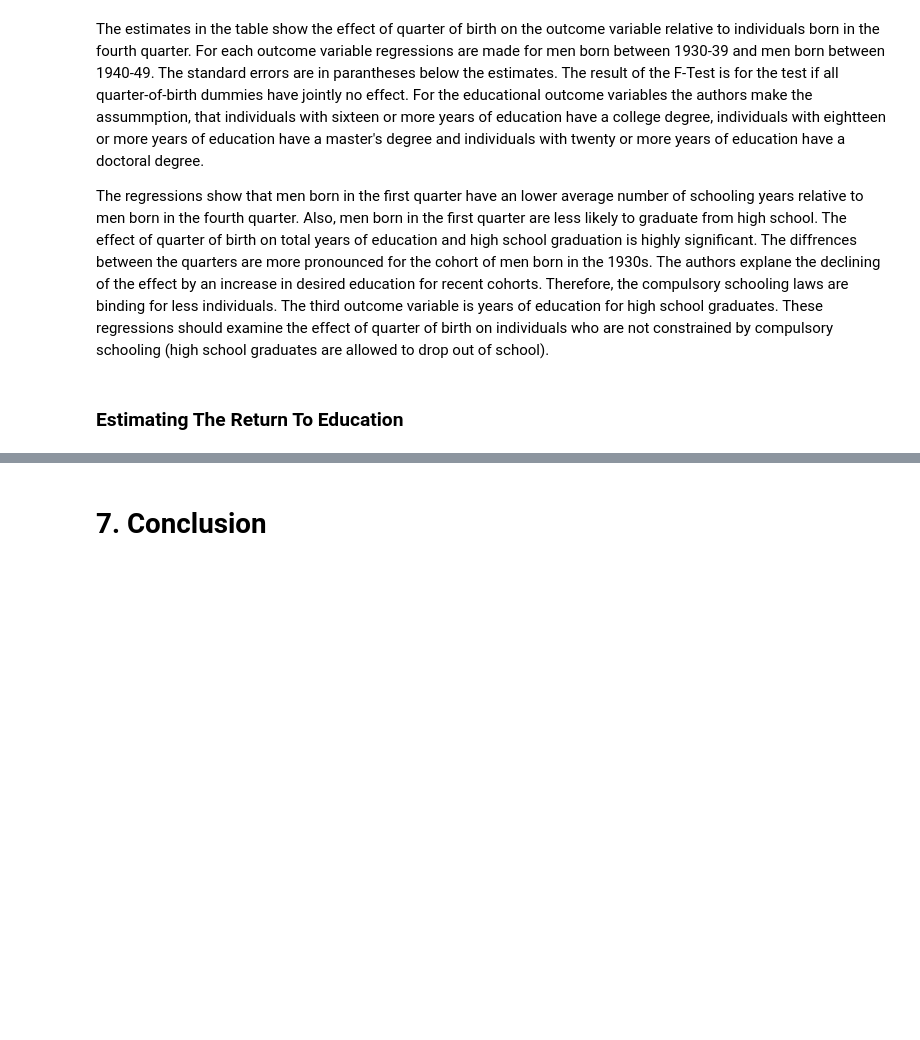
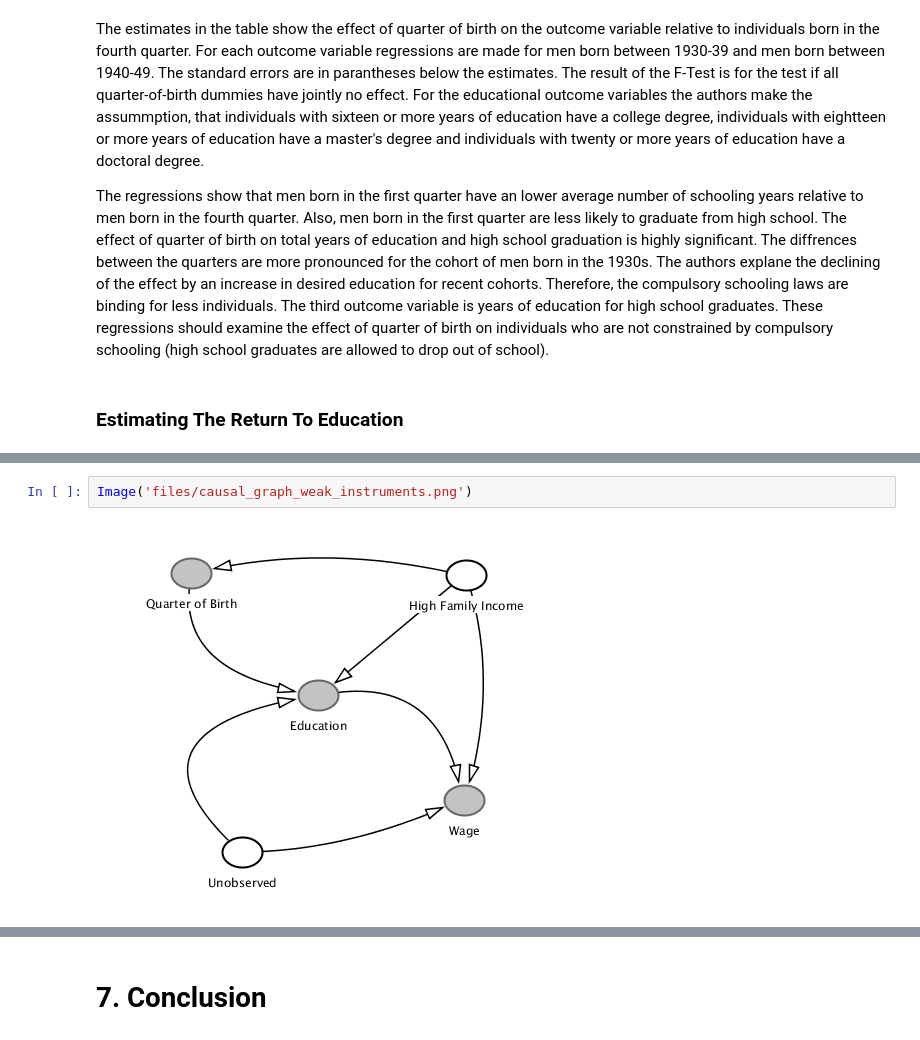
Before and after one commit to peisenha/microeconometrics-course-project-felix0496, a Jupyter notebook: Replication.ipynb, the cells around one changed output, grey strips where cells are left out. Drawn from its saved outputs; the diff is of its cells as text; blank space fills up the shorter version.

```diff
--- a/Replication.ipynb
+++ b/Replication.ipynb
@@ -177,0 +470,4 @@ The third outcome variable is years of education for high school graduates. Thes
+# %%
+Image('files/causal_graph_weak_instruments.png')
+# %% [output]
+[figure, added]
```
Also changed, not shown: parts of 44 cells of this notebook, 9 other files.
